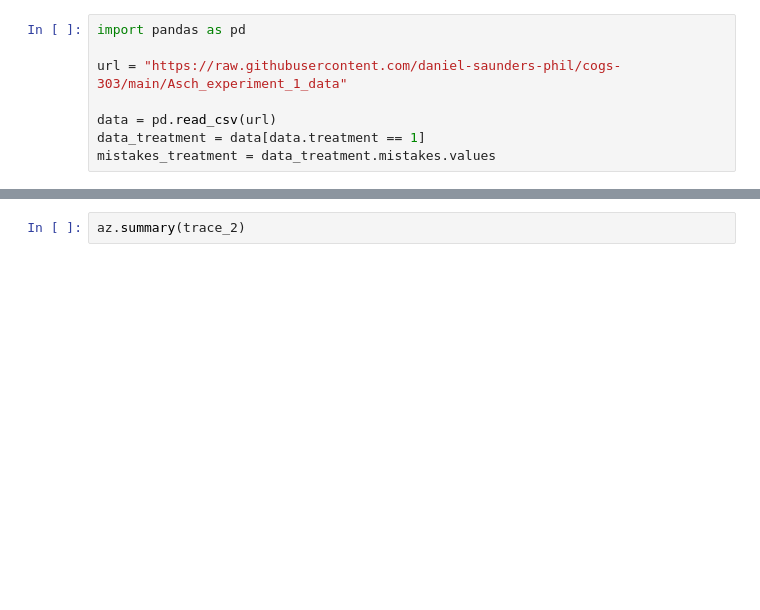
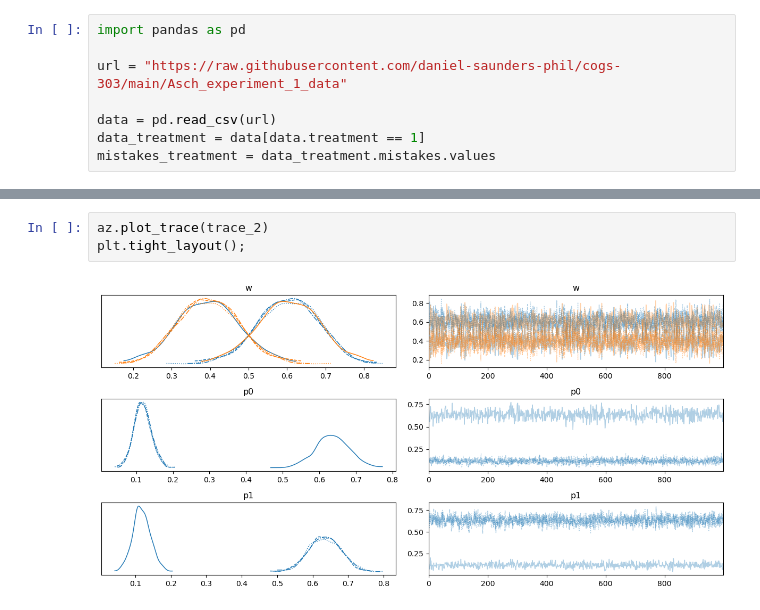
Before and after one commit to daniel-saunders-phil/cogs-303, a Jupyter notebook: lectures/Lecture 13 - The Monte Carlo Markov Chain.ipynb, the cells around one changed output, grey strips where cells are left out. Drawn from its saved outputs; the diff is of its cells as text; blank space fills up the shorter version.

```diff
--- a/lectures/Lecture 13 - The Monte Carlo Markov Chain.ipynb
+++ b/lectures/Lecture 13 - The Monte Carlo Markov Chain.ipynb
@@ -172,2 +256,5 @@ with model_2:
 # %%
-az.summary(trace_2)
+az.plot_trace(trace_2)
+plt.tight_layout();
+# %% [output]
+[figure, added]
```
Also changed, not shown: parts of 71 cells of this notebook, 2 other files.
